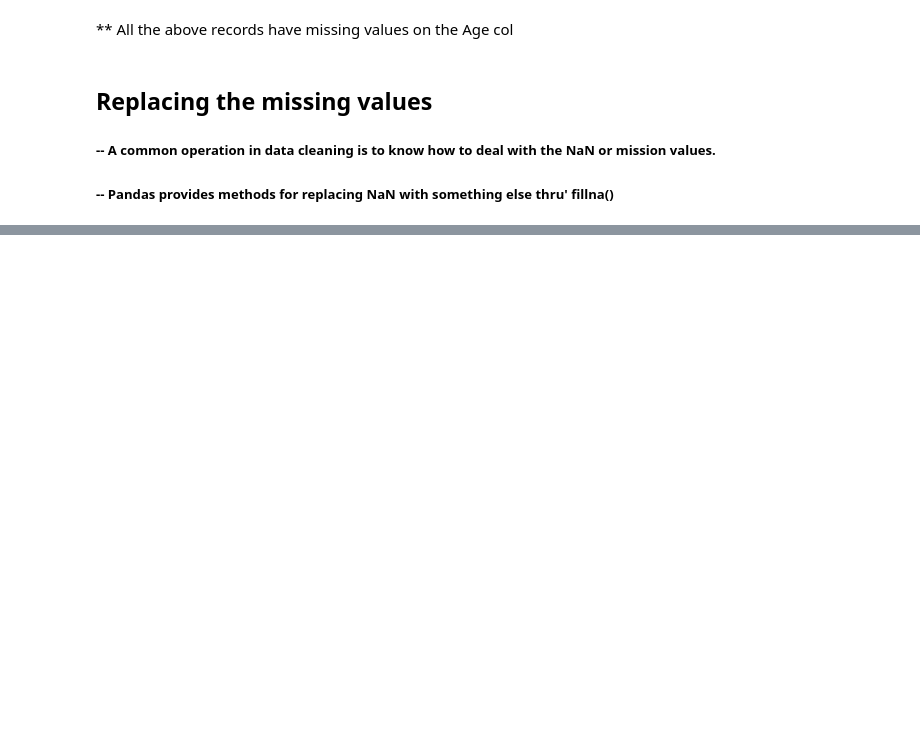
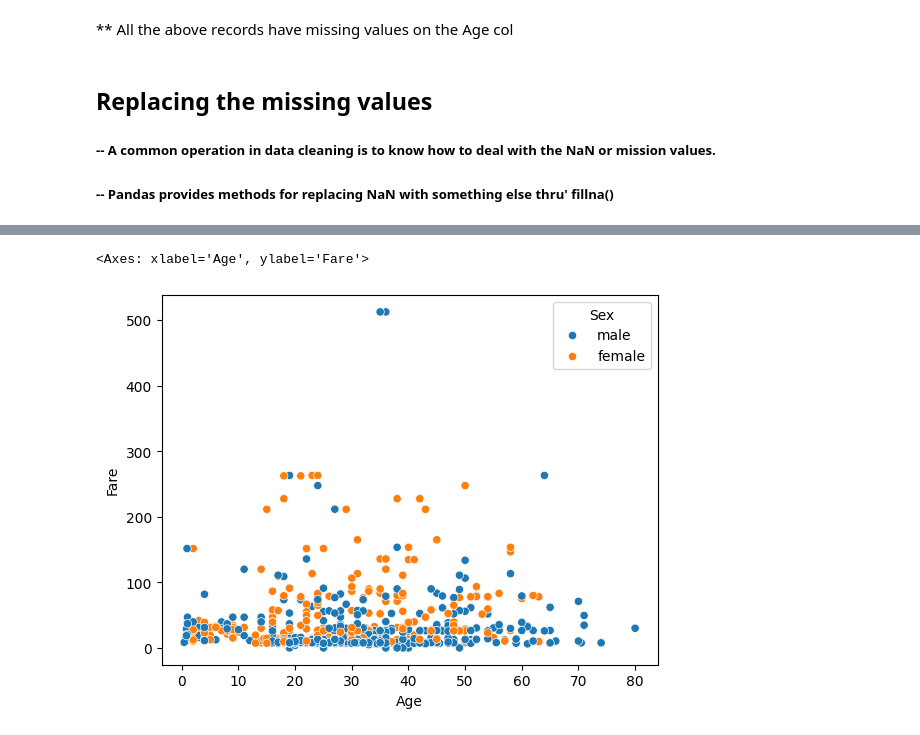
Before and after one commit to mut-rogers/data-science-bootcamp, a Jupyter notebook: wrangling.ipynb, the cells around one changed output, grey strips where cells are left out. Saved outputs shown, nothing was run; the diff lists cells and outputs as text; code cells hidden in the pictures; blank space fills up the shorter version.

Commit message:
more work on data cleaning

```diff
--- a/wrangling.ipynb
+++ b/wrangling.ipynb
@@ -374,0 +608,5 @@ dataset[pd.isnull(dataset.Age)]
+# %%
+# For example; We can replace the Passangers without Cabin Number with "Unknown"
+
+dataset["Cabin"] = dataset.Cabin.fillna("Unknown")
+dataset.head(10)
@@ -374,0 +625,10 @@ dataset[pd.isnull(dataset.Age)]
+# %%
+# We can also apply fillna to multiple cols
+dataset["Cabin"] = dataset.Cabin.replace("Unknown", np.nan)
+
+# If you want to fillna using the same value
+dataset["Age", "Cabin"] = dataset[["Age", "Cabin"]].fillna("0")
+
+# If you want to fillna specific values for each col
+dataset = dataset.fillna(value={"Age": dataset.Age.mean(), "Cabin": "Unknown"})
+dataset.head()
@@ -374,0 +646,5 @@ dataset[pd.isnull(dataset.Age)]
+# %%
+sns.scatterplot(data=dataset, y="Fare", x="Age", hue="Sex")
+# %% [output]
+<Axes: xlabel='Age', ylabel='Fare'>
+[figure, added]
```
Also changed, not shown: parts of 42 cells of this notebook, 4 other files.
